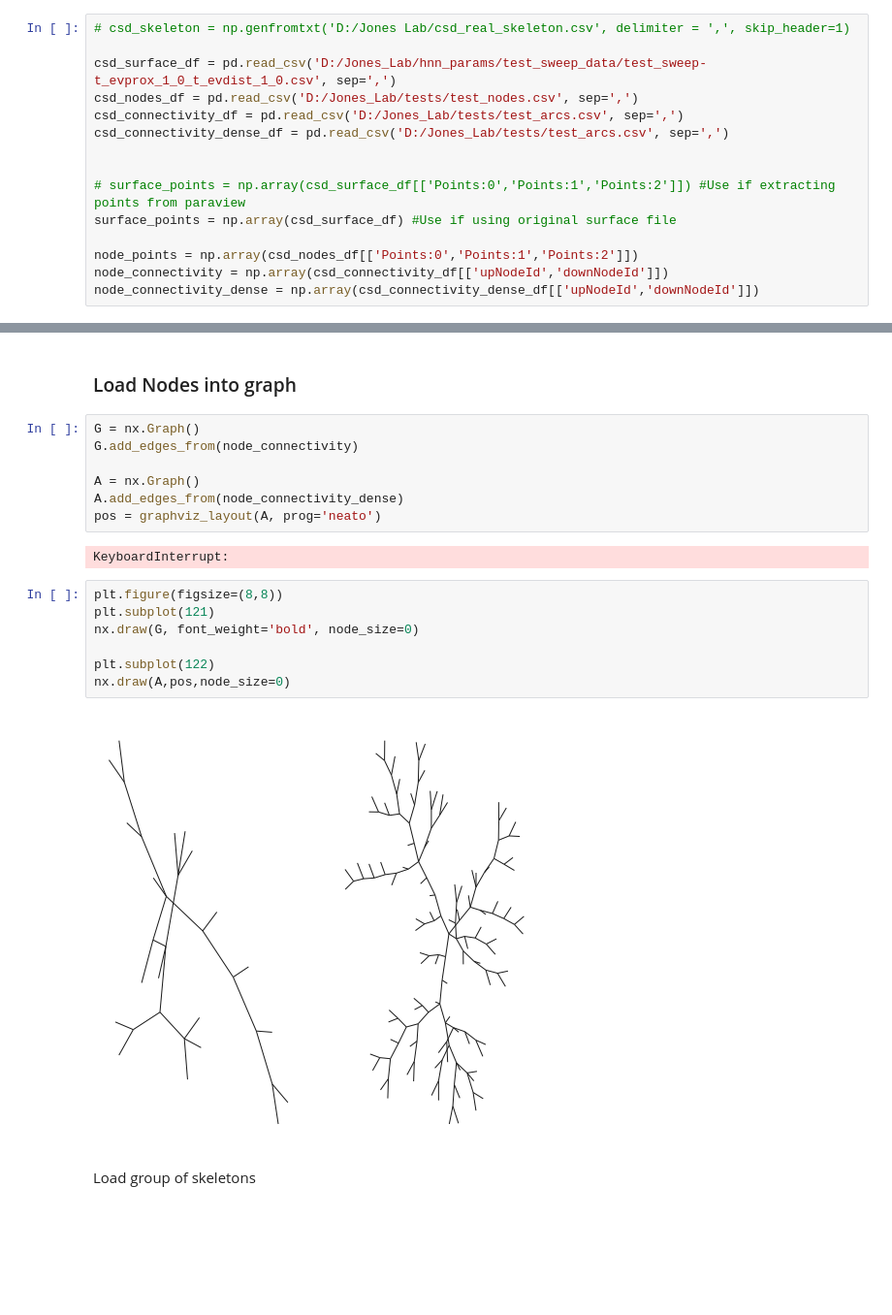
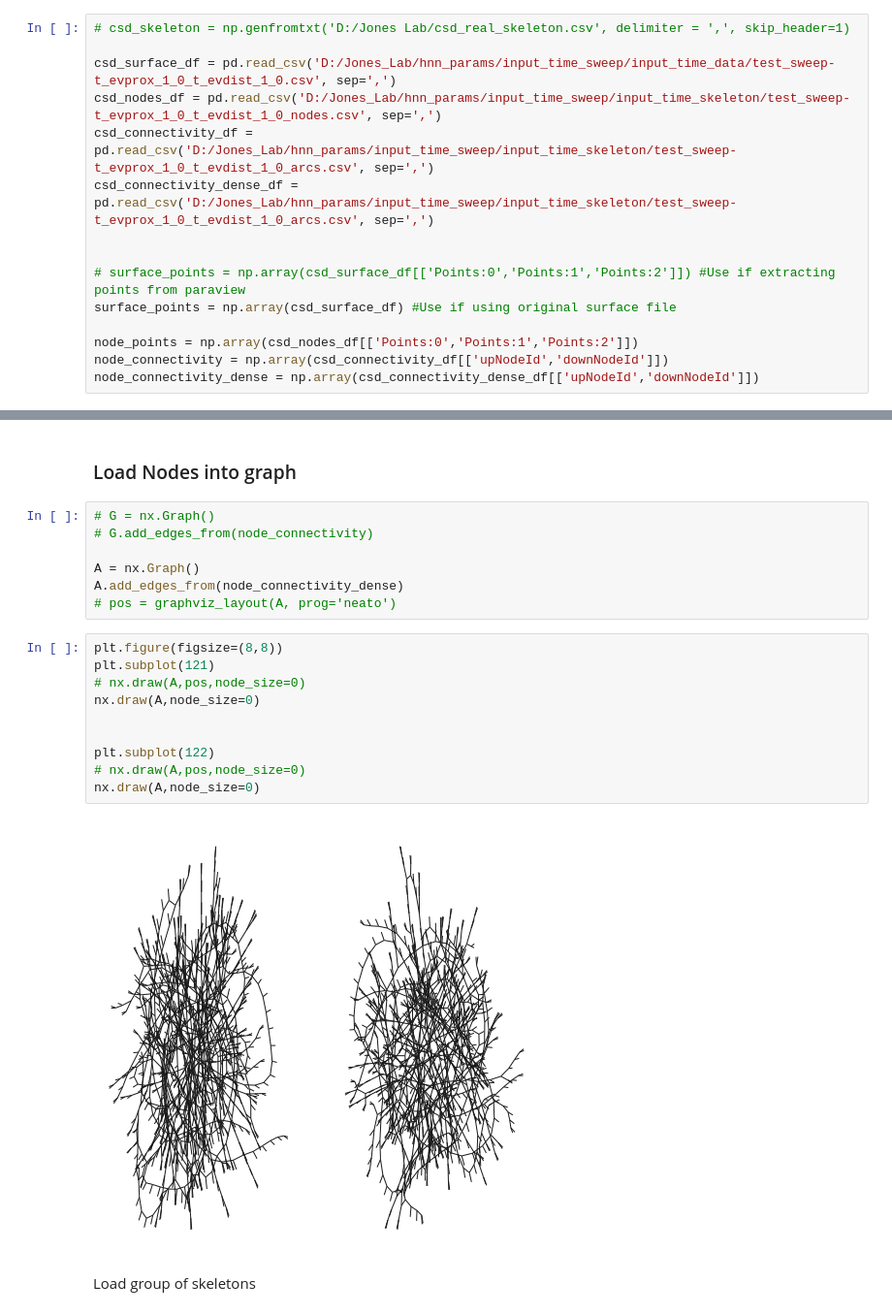
Before and after one commit to ntolley/neural_TDA, a Jupyter notebook: CSD_skeleton.ipynb, the cells around one changed output, grey strips where cells are left out. Shown at 97% size. Drawn from its saved outputs; the diff is of its cells as text; blank space fills up the shorter version.

Commit message:
Organizing parameter generation, variants stored in param_gen_code

```diff
--- a/CSD_skeleton.ipynb
+++ b/CSD_skeleton.ipynb
@@ -22,10 +22,10 @@ if  not 'C:\\Program Files (x86)\\Graphviz2.38\\bin' in os.environ["PATH"]:
 # %%
 # csd_skeleton = np.genfromtxt('D:/Jones Lab/csd_real_skeleton.csv', delimiter = ',', skip_header=1)
 
-csd_surface_df = pd.read_csv('D:/Jones_Lab/hnn_params/test_sweep_data/test_sweep-t_evprox_1_0_t_evdist_1_0.csv', sep=',')
-csd_nodes_df = pd.read_csv('D:/Jones_Lab/tests/test_nodes.csv', sep=',')
-csd_connectivity_df = pd.read_csv('D:/Jones_Lab/tests/test_arcs.csv', sep=',')
-csd_connectivity_dense_df = pd.read_csv('D:/Jones_Lab/tests/test_arcs.csv', sep=',')
+csd_surface_df = pd.read_csv('D:/Jones_Lab/hnn_params/input_time_sweep/input_time_data/test_sweep-t_evprox_1_0_t_evdist_1_0.csv', sep=',')
+csd_nodes_df = pd.read_csv('D:/Jones_Lab/hnn_params/input_time_sweep/input_time_skeleton/test_sweep-t_evprox_1_0_t_evdist_1_0_nodes.csv', sep=',')
+csd_connectivity_df = pd.read_csv('D:/Jones_Lab/hnn_params/input_time_sweep/input_time_skeleton/test_sweep-t_evprox_1_0_t_evdist_1_0_arcs.csv', sep=',')
+csd_connectivity_dense_df = pd.read_csv('D:/Jones_Lab/hnn_params/input_time_sweep/input_time_skeleton/test_sweep-t_evprox_1_0_t_evdist_1_0_arcs.csv', sep=',')
 
 
 # surface_points = np.array(csd_surface_df[['Points:0','Points:1','Points:2']]) #Use if extracting points from paraview
@@ -54,23 +56,24 @@ plt.show()
 # %% [markdown]
 ### Load Nodes into graph
 # %%
-G = nx.Graph()
-G.add_edges_from(node_connectivity)
+# G = nx.Graph()
+# G.add_edges_from(node_connectivity)
 
 A = nx.Graph()
 A.add_edges_from(node_connectivity_dense)
-pos = graphviz_layout(A, prog='neato')
+# pos = graphviz_layout(A, prog='neato')
-# %% [output]
-KeyboardInterrupt:
 # %%
 plt.figure(figsize=(8,8))
 plt.subplot(121)
-nx.draw(G, font_weight='bold', node_size=0)
+# nx.draw(A,pos,node_size=0)
+nx.draw(A,node_size=0)
+
 
 plt.subplot(122)
-nx.draw(A,pos,node_size=0)
+# nx.draw(A,pos,node_size=0)
+nx.draw(A,node_size=0)
 # %% [output]
-[figure, old version]
+[figure, new version]
 # %% [markdown]
 Load group of skeletons
 # %%
```
Also changed, not shown: parts of 2 cells of this notebook, 3 other files.
